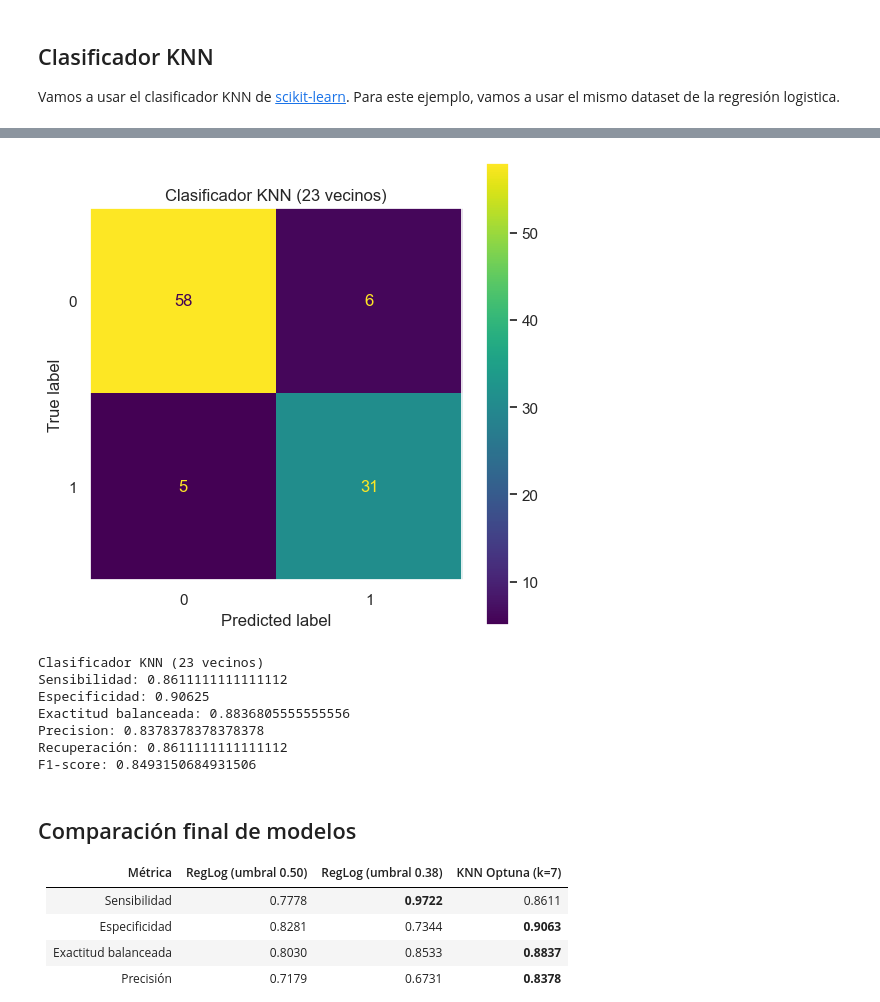
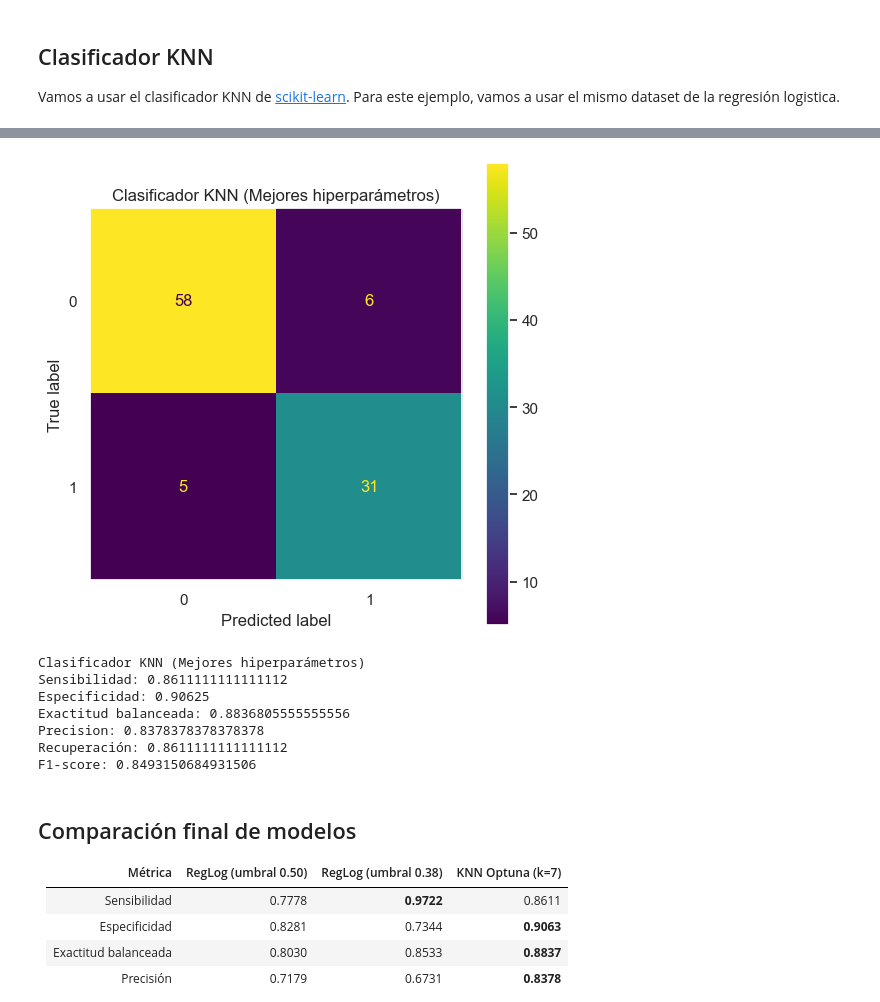
Before and after one commit to francomor/ceia-trabajos, a Jupyter notebook: aprendizaje_maquina/clase2/ejercicio_resuelto.ipynb, the cells around one changed output, grey strips where cells are left out. Saved outputs shown, nothing was run; the diff lists cells and outputs as text; code cells hidden in the pictures.

```diff
--- a/aprendizaje_maquina/clase2/ejercicio_resuelto.ipynb
+++ b/aprendizaje_maquina/clase2/ejercicio_resuelto.ipynb
@@ -307,16 +306,16 @@ cm_knn = confusion_matrix(y_test, y_pred)
 # %%
 disp = ConfusionMatrixDisplay(confusion_matrix=cm_knn,
                               display_labels=classifier_knn.classes_)
 
 fig, ax = plt.subplots(figsize=(6,6))
 ax.grid(False)
 disp.plot(ax=ax)
-ax.set_title("Clasificador KNN (23 vecinos)");
+ax.set_title("Clasificador KNN (Mejores hiperparámetros)");
 # %% [output]
-[figure, old version]
+[figure, new version]
 # %%
 # Midamos la sensibilidad y especificidad
-print("Clasificador KNN (23 vecinos)")
+print("Clasificador KNN (Mejores hiperparámetros)")
 P = np.sum(cm_knn[1, :])
 N = np.sum(cm_knn[0, :])
 TP = cm_knn[1, 1]
@@ -330,7 +329,7 @@ print(f"Precision: {precision_score(y_test, y_pred, zero_division=0)}")
 print(f"Recuperación: {recall_score(y_test, y_pred, zero_division=0)}")
 print(f"F1-score: {f1_score(y_test, y_pred, zero_division=0)}")
 # %% [output]
-Clasificador KNN (23 vecinos)
+Clasificador KNN (Mejores hiperparámetros)
 Sensibilidad: 0.8611111111111112
 Especificidad: 0.90625
 Exactitud balanceada: 0.8836805555555556
```
Also changed, not shown: parts of 8 cells of this notebook, 6 other files.
